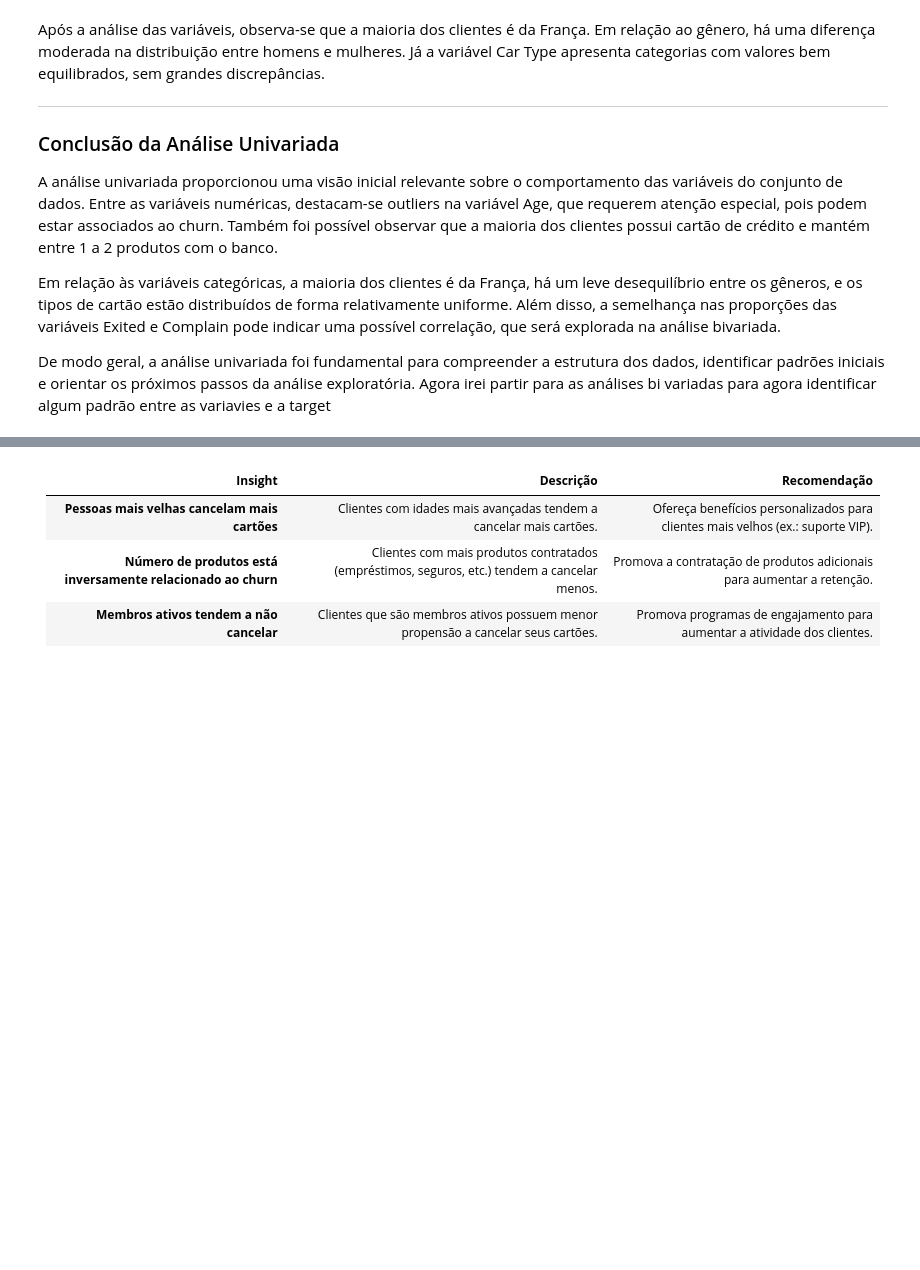
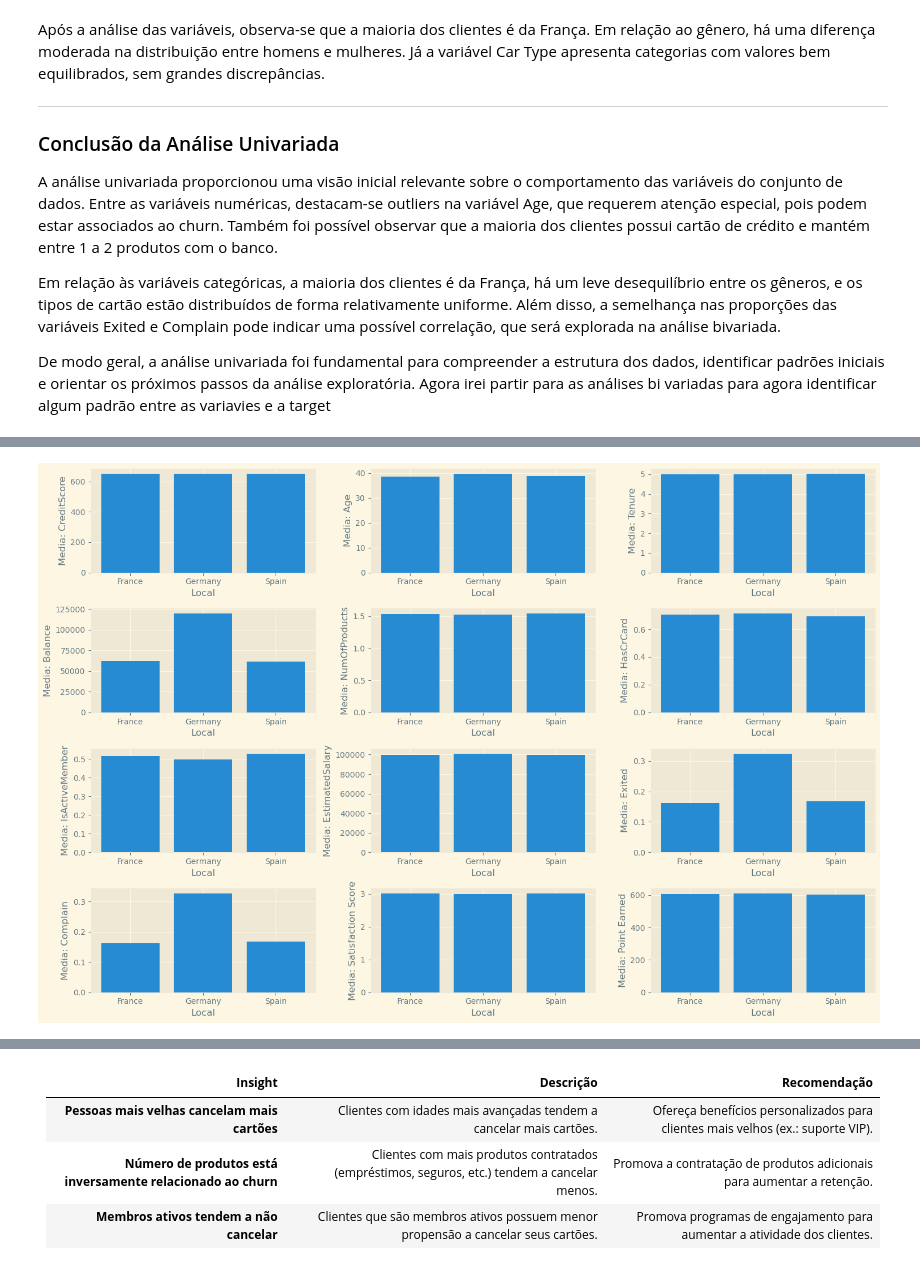
Before and after one commit to Riansito/Analise-_de_Churn_CLientes, a Jupyter notebook: Notebooks/EDA.ipynb, the cells around one changed output, grey strips where cells are left out. Cells and saved outputs as stored; diff of their text form; code cells hidden in the pictures; blank space fills up the shorter version.

```diff
--- a/Notebooks/EDA.ipynb
+++ b/Notebooks/EDA.ipynb
@@ -129,7 +102,0 @@ Vamos continuar as analises e vermos mais detalhes!
-# %%
-plt.figure(figsize=[15, 5 * numeroLinhas])
-for i, coluna in enumerate(colunasNumericas):
-    plt.subplot(numeroCols, 3, i+1)
-    sns.histplot(df,x=coluna, hue="Exited")
-plt.tight_layout()
-plt.show()
@@ -140,8 +102,0 @@ Após a analise dos graficos, fica claro que as pessoas mais velhas tendem a can
-# %%
-
-plt.figure(figsize=[15, 5 * numeroLinhas])
-for i, coluna in enumerate(dfSemOutliears.select_dtypes("object").columns):
-    plt.subplot(numeroCols, 3, i+1)
-    sns.histplot(dfSemOutliears, x=coluna, hue="Exited")
-plt.tight_layout()
-plt.show()
@@ -152,3 +102,0 @@ Analisando os graficos, vemos que a metade dos clientes da alemanha cancelaram,
-# %%
-for i, coluna in enumerate(dfSemOutliears.select_dtypes("object").columns):
-    print(dfSemOutliears[[coluna, "Age"]].groupby(coluna).mean())
@@ -172,0 +159,14 @@ Vemos que a média é maior, mas pouca coisa, o que não é o sufuciente para de
+# %%
+fig, axs = plt.subplots(figsize=(15, 10), ncols=3, nrows=4)
+axs = axs.flatten()
+for i, coluna in enumerate(df.select_dtypes(include="number").columns):
+    f = df[["Geography", coluna]].groupby("Geography").mean().reset_index()
+    f.columns = ["Local", "Media"]
+    axs[i].bar(f["Local"], f["Media"])
+    axs[i].set_xlabel("Local")
+    axs[i].set_ylabel(f"Media: {coluna}")
+
+plt.tight_layout()
+plt.show()
+# %% [output]
+[figure, added]
```
Also changed, not shown: parts of 13 cells of this notebook, 1 other file.
